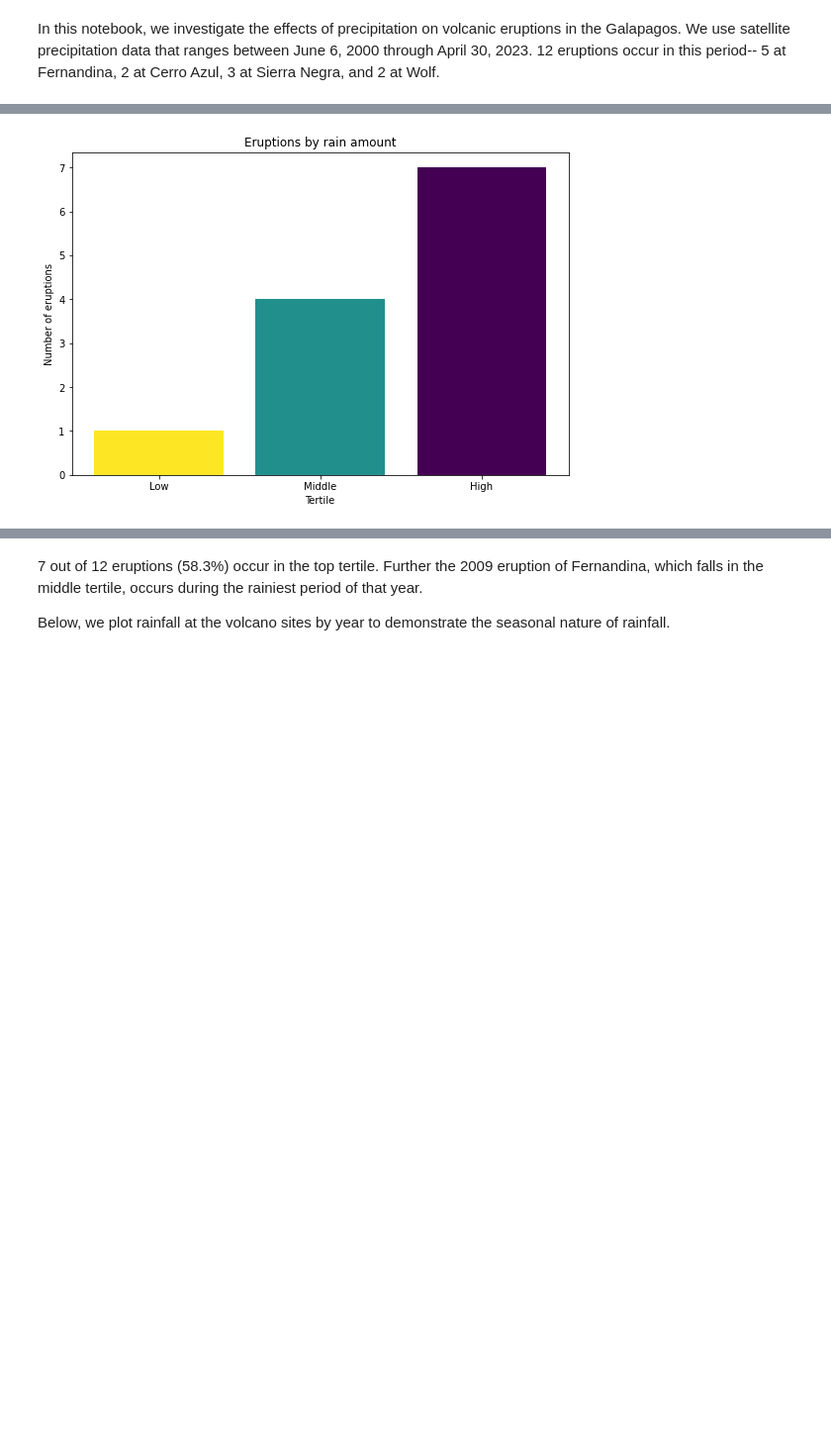
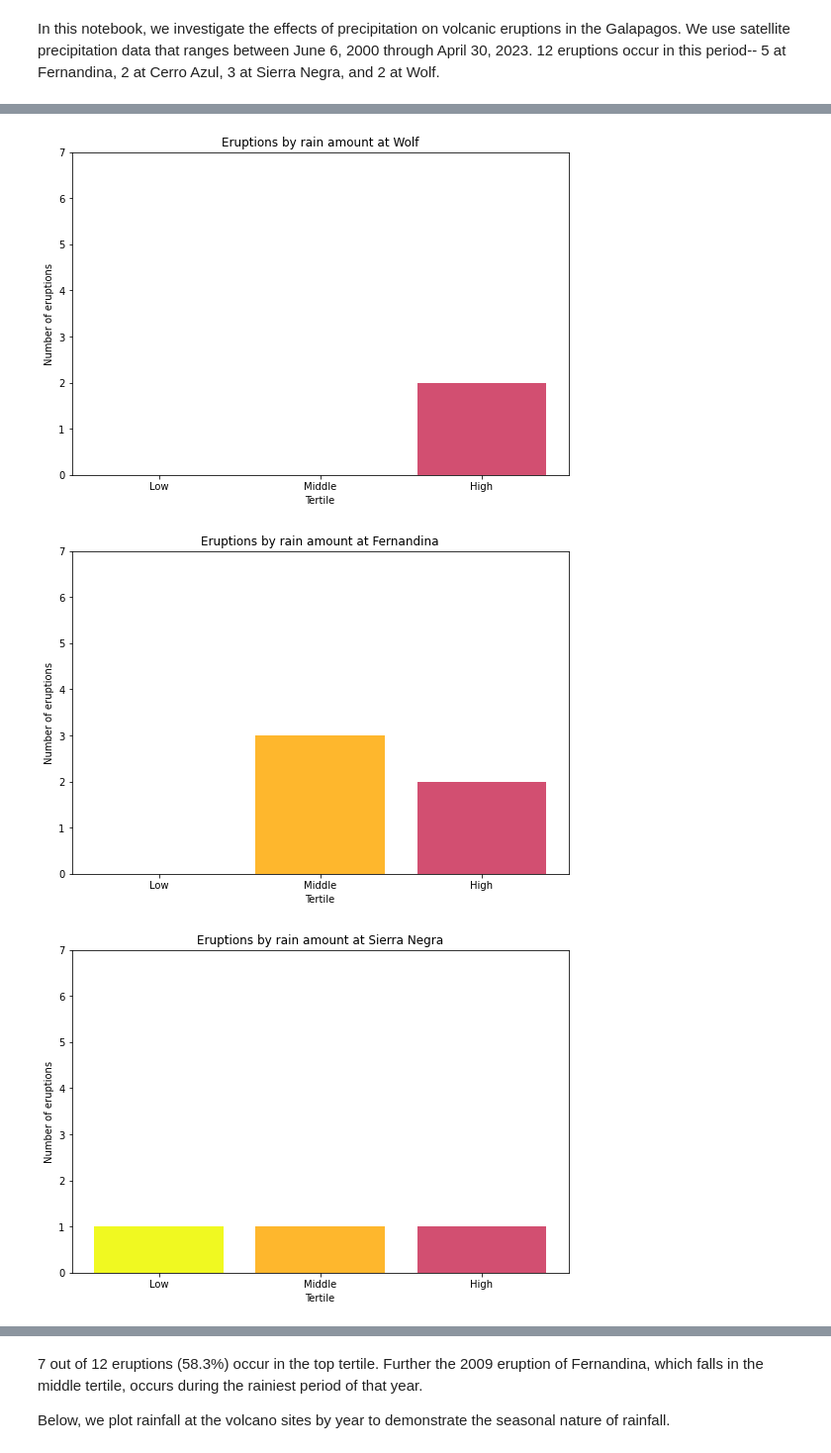
Before and after one commit to jonathan-quartin/um_volcano_project, a Jupyter notebook: old_notebooks/rain_analysis.ipynb, the cells around one changed output, grey strips where cells are left out. Shown: that part at 99% size. Drawn from its saved outputs; the diff is of its cells as text; code cells hidden in the pictures; blank space fills up the shorter version.

```diff
--- a/old_notebooks/rain_analysis.ipynb
+++ b/old_notebooks/rain_analysis.ipynb
@@ -78,34 +146,38 @@ Grouping together eruptions of each volcano that fall within lower, middle, and
 # %%
 # Volcano longitude and latitudes are recorded in a dictionary. "Picks" is the list of volcanos whose eruptions will be considered.
-volcanos = {'Fernandina': (-91.55, -.35), 'Azul, Cerro': (-91.35, -.95), 'Negra, Sierra': (-91.15, -.85), 'Wolf': (-91.35, .05)}
-picks = ['Fernandina', 'Azul, Cerro', 'Negra, Sierra', 'Wolf'] #choose volcano(s)
-
-plt.figure(figsize=(9,6))
+volcanos = {'Wolf': (-91.35, .05), 'Fernandina': (-91.55, -.35), 'Negra, Sierra': (-91.15, -.85), 'Azul, Cerro': (-91.35, -.95) }
+picks = [['Wolf'], ['Fernandina'], ['Negra, Sierra'], ['Azul, Cerro'], ['Fernandina', 'Azul, Cerro', 'Negra, Sierra', 'Wolf']] #choose volcano(s)
+titles = ['Wolf', 'Fernandina', 'Sierra Negra', 'Cerro Azul', 'all volcanos']
 
 categories = ['Low', 'Middle', 'High']
-values = [0,0,0]
-
-for i in picks:
-    erupt_dates = np.array(eruptions['Start'][(eruptions['Volcano'] == i) & (eruptions['Start'] >= '2000')])
-    rolling_rain = rainfall[(rainfall['Longitude'] == volcanos[i][0]) & (rainfall['Latitude'] == volcanos[i][1])].copy()
-    rolling_rain['roll90'] = rolling_rain.Precipitation.rolling(90).mean()
-    rolling_rain = rolling_rain.dropna()
-    all_rain = list(rolling_rain.sort_values(by=['roll90'])['Date'])
-    third = len(all_rain) // 3
-    for l in erupt_dates:
-        values[all_rain.index(l) // third] += 1
 
 num_colors = 256
-viridis_colormap = cm.get_cmap('viridis', num_colors)
+plasma_colormap = cm.get_cmap('plasma', num_colors)
 
-color1_rgb = viridis_colormap(255)[:3]  # RGB for the first color
-color2_rgb = viridis_colormap(127)[:3]  # RGB for a color in the middle
-color3_rgb = viridis_colormap(0)[:3]  # RGB for the last color
+color1_rgb = plasma_colormap(255)[:3]  # RGB for the first color
+color2_rgb = plasma_colormap(215)[:3]  # RGB for a color in the middle
+color3_rgb = plasma_colormap(135)[:3]  # RGB for the last color
 
-plt.bar(categories, values, color=[color1_rgb, color2_rgb, color3_rgb])
-plt.xlabel("Tertile")
-plt.ylabel("Number of eruptions")
-plt.title("Eruptions by rain amount")
-plt.show()
+for j in range(len(picks)):
+    plt.figure(figsize=(9,6))
+    values = [0,0,0]
+    for i in picks[j]:
+        erupt_dates = np.array(eruptions['Start'][(eruptions['Volcano'] == i) & (eruptions['Start'] >= '2000')])
+        rolling_rain = rainfall[(rainfall['Longitude'] == volcanos[i][0]) & (rainfall['Latitude'] == volcanos[i][1])].copy()
+        rolling_rain['roll90'] = rolling_rain.Precipitation.rolling(90).mean()
+        rolling_rain = rolling_rain.dropna()
+        all_rain = list(rolling_rain.sort_values(by=['roll90'])['Date'])
+        third = len(all_rain) // 3
+        for l in erupt_dates:
+            values[all_rain.index(l) // third] += 1
+
+    plt.bar(categories, values, color=[color1_rgb, color2_rgb, color3_rgb])
+    plt.xlabel("Tertile")
+    plt.ylabel("Number of eruptions")
+    plt.yticks([i for i in range(8)])
+    plt.title("Eruptions by rain amount at " + titles[j])
+    plt.show()
 # %% [output]
-[figure, old version]
+[figure, new version]
+[figure, added]
+[figure, added]
```
Also changed, not shown: parts of 9 cells of this notebook.
